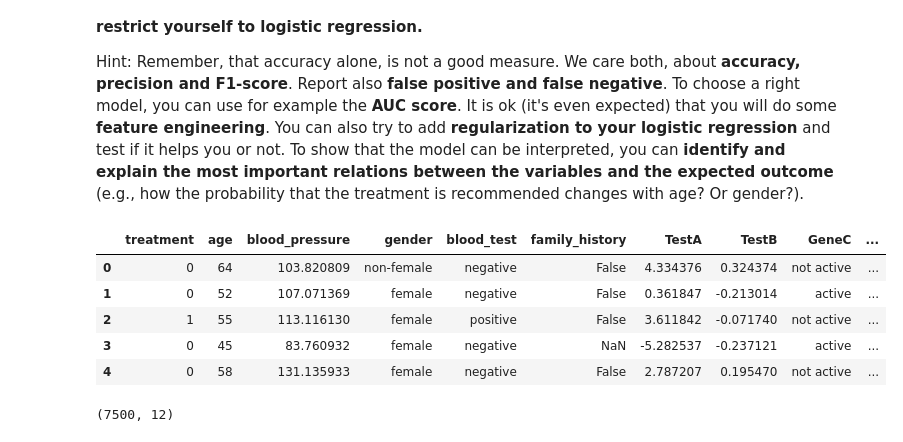
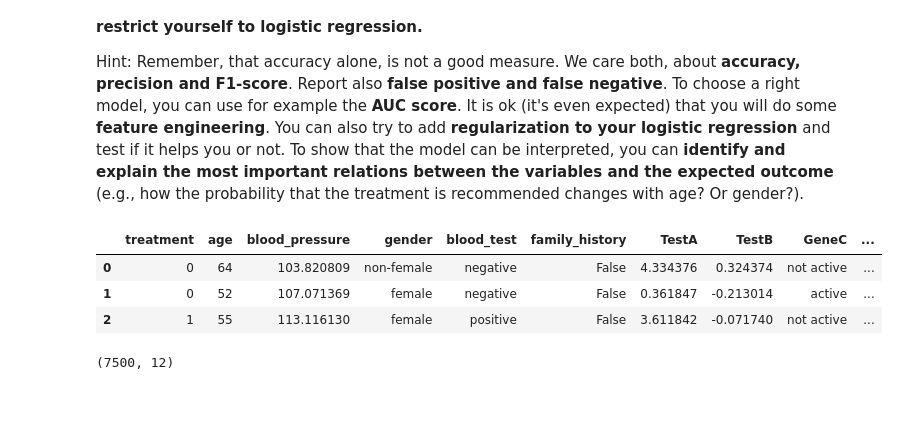
Before and after one commit to EricaXia/spr_2021, a Jupyter notebook: dsci552/problem_sets/ps_2.ipynb, the cells around one changed output. Drawn from its saved outputs; the diff is of its cells as text; code cells hidden in the pictures; blank space fills up the shorter version.

```diff
--- a/dsci552/problem_sets/ps_2.ipynb
+++ b/dsci552/problem_sets/ps_2.ipynb
@@ -50,14 +52,12 @@ from sklearn.linear_model import LogisticRegression
 # %%
 df = pd.read_csv('../data/ps2_public.csv')
 # %%
-df.head()
+df.head(3)
 # %% [output]
 |  | treatment | age | blood_pressure | gender | blood_test | family_history | TestA | TestB | GeneC | ... |
 | 0 | 0 | 64 | 103.820809 | non-female | negative | False | 4.334376 | 0.324374 | not active | ... |
 | 1 | 0 | 52 | 107.071369 | female | negative | False | 0.361847 | -0.213014 | active | ... |
 | 2 | 1 | 55 | 113.116130 | female | positive | False | 3.611842 | -0.071740 | not active | ... |
-| 3 | 0 | 45 | 83.760932 | female | negative | NaN | -5.282537 | -0.237121 | active | ... |
-| 4 | 0 | 58 | 131.135933 | female | negative | False | 2.787207 | 0.195470 | not active | ... |
 # %%
 df.shape
 # %% [output]
```
Also changed, not shown: parts of 34 cells of this notebook, 1 other file.
